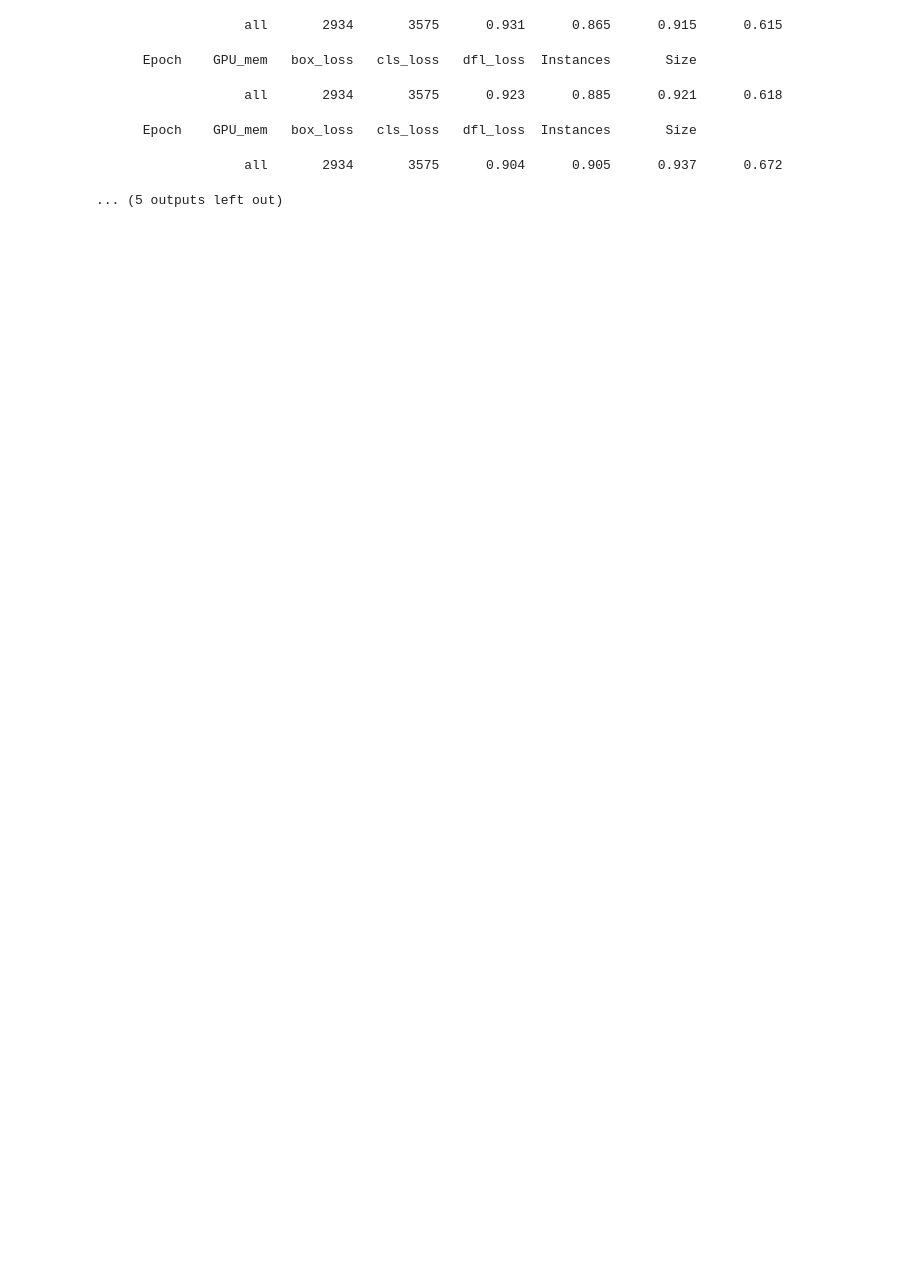
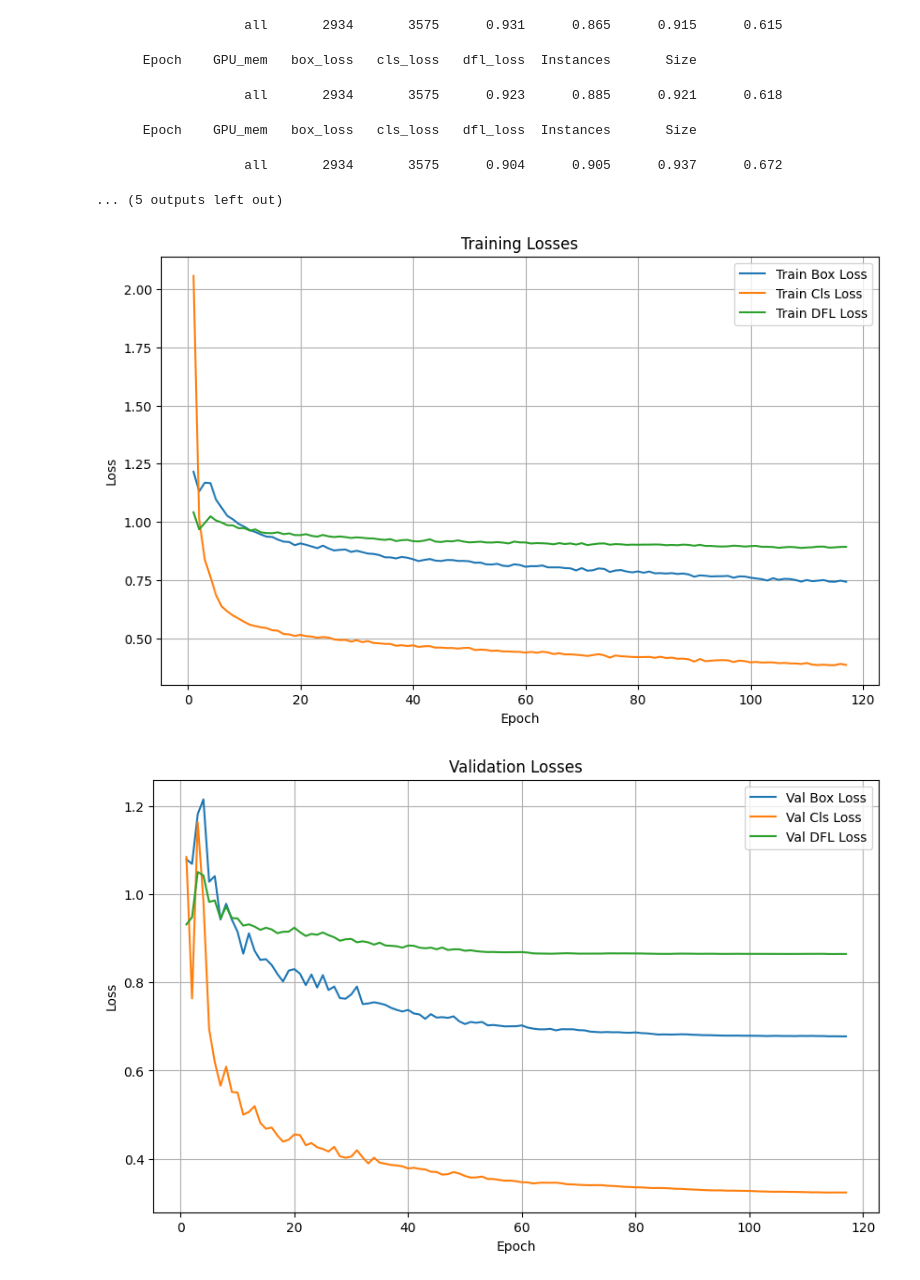
Before and after one commit to pandanautinspace/IR-ALPR, a Jupyter notebook: yolo_train.ipynb, the cells around one changed output. Drawn from its saved outputs; the diff is of its cells as text; code cells hidden in the pictures; blank space fills up the shorter version.

```diff
--- a/yolo_train.ipynb
+++ b/yolo_train.ipynb
@@ -56,3 +56,67 @@ Downloading https://ultralytics.com/assets/Arial.ttf to '/home/infres/lotfi-23/.
       Epoch    GPU_mem   box_loss   cls_loss   dfl_loss  Instances       Size
                    all       2934       3575      0.904      0.905      0.937      0.672
 ... (5 outputs left out)
+# %%
+# Visualizing of the recorded results
+import pandas as pd
+import matplotlib.pyplot as plt
+
+file_path = '~/notebooks/runs/detect/train7/results.csv'  # Update this to your file path of results in the self generated run dir
+
+data = pd.read_csv(file_path)
+
+# Create and save plots for training losses
+plt.figure(figsize=(10, 6))
+plt.plot(data['epoch'], data['train/box_loss'], label='Train Box Loss')
+plt.plot(data['epoch'], data['train/cls_loss'], label='Train Cls Loss')
+plt.plot(data['epoch'], data['train/dfl_loss'], label='Train DFL Loss')
+plt.title('Training Losses')
+plt.xlabel('Epoch')
+plt.ylabel('Loss')
+plt.legend()
+plt.grid(True)
+plt.savefig('training_losses.png')
+plt.show()
+
+# Create and save plots for validation losses
+plt.figure(figsize=(10, 6))
+plt.plot(data['epoch'], data['val/box_loss'], label='Val Box Loss')
+plt.plot(data['epoch'], data['val/cls_loss'], label='Val Cls Loss')
+plt.plot(data['epoch'], data['val/dfl_loss'], label='Val DFL Loss')
+plt.title('Validation Losses')
+plt.xlabel('Epoch')
+plt.ylabel('Loss')
+plt.legend()
+plt.grid(True)
+plt.savefig('validation_losses.png')
+plt.show()
+
+# Create and save plots for metrics
+plt.figure(figsize=(12, 8))
+plt.plot(data['epoch'], data['metrics/precision(B)'], label='Precision (B)')
+plt.plot(data['epoch'], data['metrics/recall(B)'], label='Recall (B)')
+plt.plot(data['epoch'], data['metrics/mAP50(B)'], label='mAP50 (B)')
+plt.plot(data['epoch'], data['metrics/mAP50-95(B)'], label='mAP50-95 (B)')
+plt.title('Metrics')
+plt.xlabel('Epoch')
+plt.ylabel('Metrics Value')
+plt.legend()
+plt.grid(True)
+plt.savefig('metrics.png')
+plt.show()
+
+# Create and save plots for learning rates
+plt.figure(figsize=(10, 6))
+plt.plot(data['epoch'], data['lr/pg0'], label='Learning Rate pg0')
+plt.plot(data['epoch'], data['lr/pg1'], label='Learning Rate pg1')
+plt.plot(data['epoch'], data['lr/pg2'], label='Learning Rate pg2')
+plt.title('Learning Rates')
+plt.xlabel('Epoch')
+plt.ylabel('Learning Rate')
+plt.legend()
+plt.grid(True)
+plt.savefig('learning_rates.png')
+plt.show()
+# %% [output]
+[figure, added]
+[figure, added]
```
Also changed, not shown: parts of 2 cells of this notebook, 25 other files.
